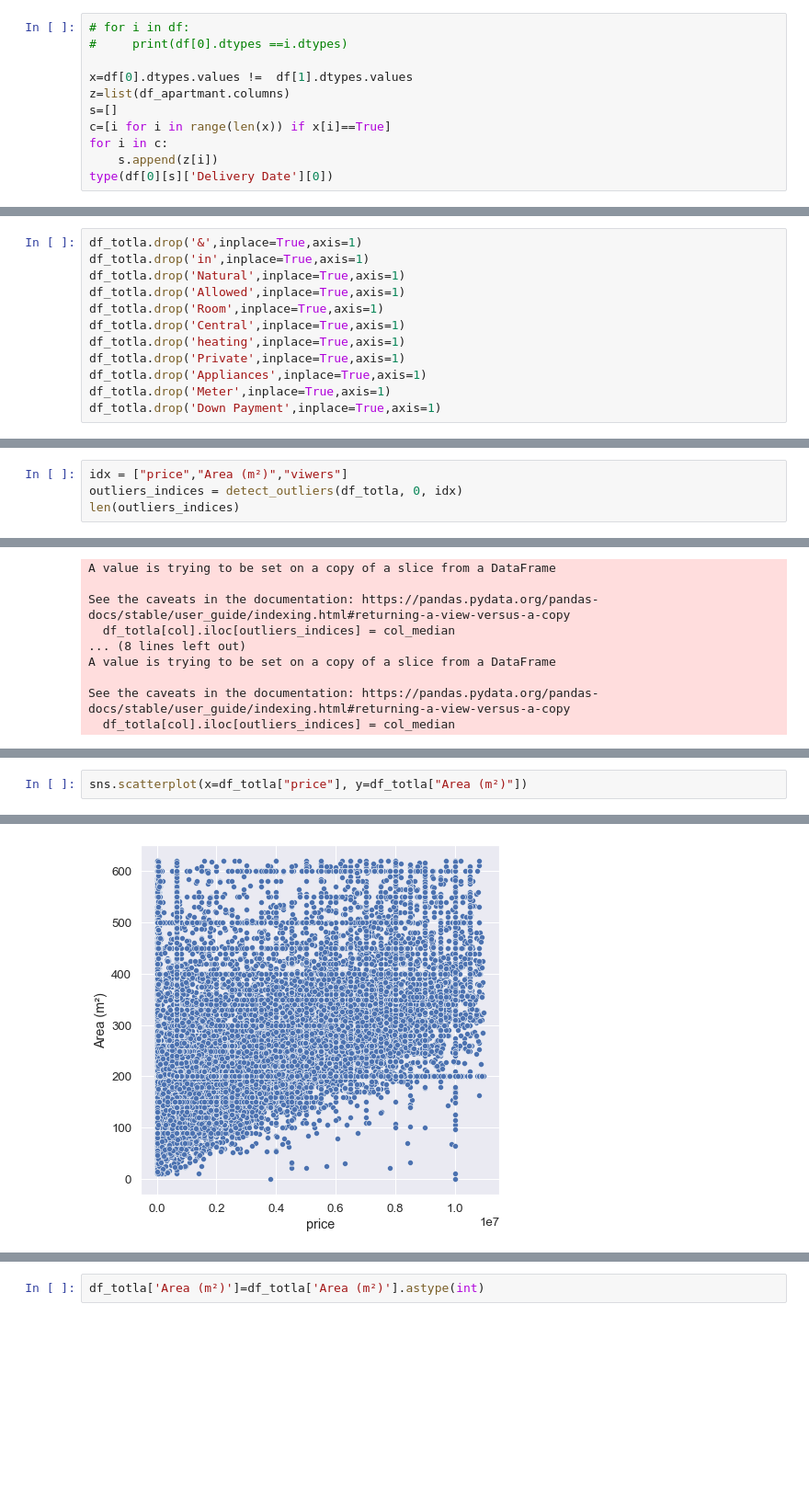
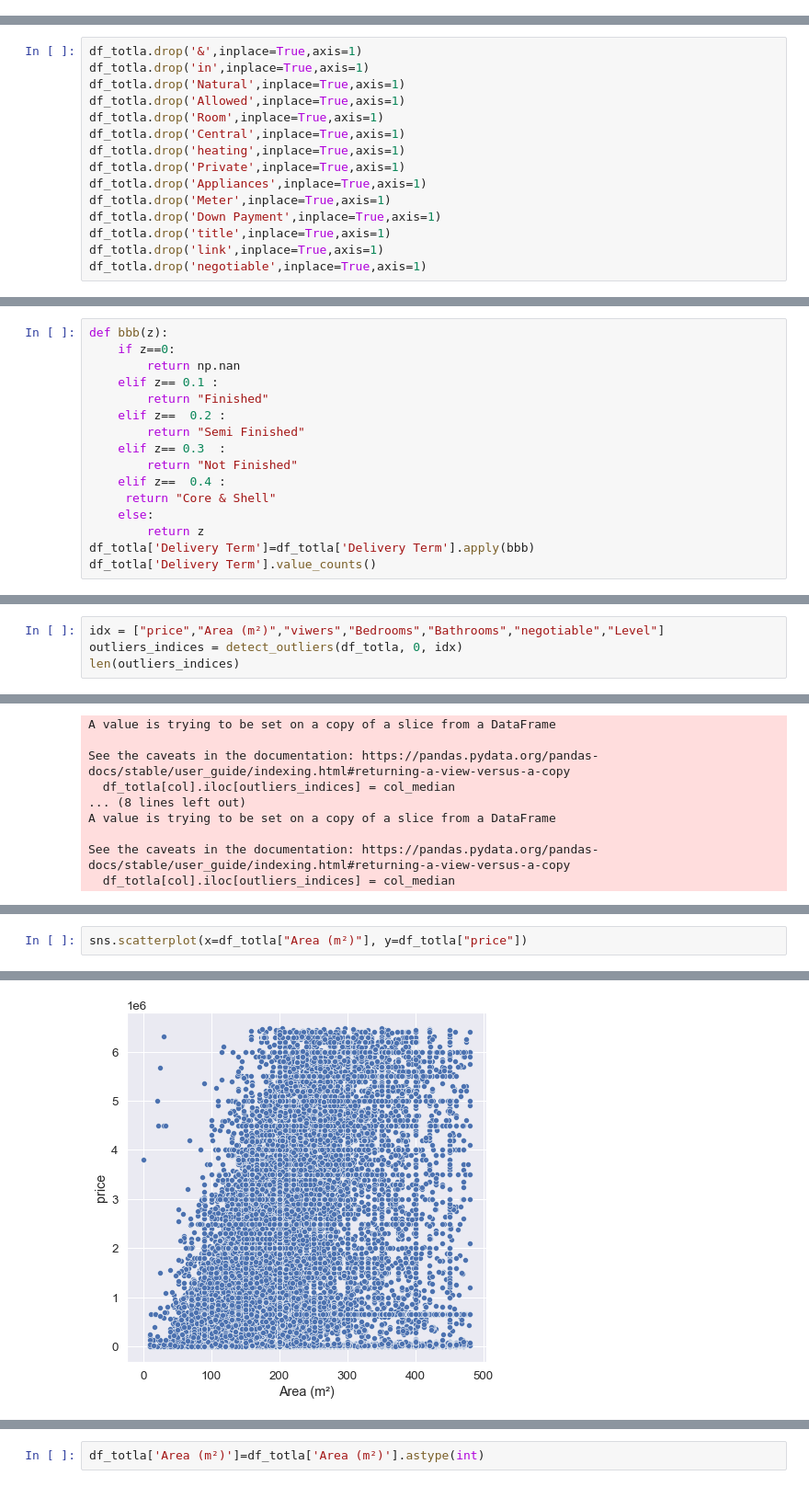
Before and after one commit to mabdulbaqui/OLX, a Jupyter notebook: MORE/V2/exploer.ipynb, the cells around one changed output, grey strips where cells are left out. Shown at 92% size. Cells and saved outputs as stored; diff of their text form; blank space fills up the shorter version.

```diff
--- a/MORE/V2/exploer.ipynb
+++ b/MORE/V2/exploer.ipynb
@@ -242,14 +242,3 @@ for  i in df :
 # %%
 df_apertment_rent.loc[df_apertment_rent['Level']=='','Level']=-1
 df_apartmant.loc[df_apertment_rent['Level']=='','Level']=-1
-# %%
-# for i in df:
-#     print(df[0].dtypes ==i.dtypes)
-
-x=df[0].dtypes.values !=  df[1].dtypes.values
-z=list(df_apartmant.columns)
-s=[]
-c=[i for i in range(len(x)) if x[i]==True]
-for i in c:
-    s.append(z[i])
-type(df[0][s]['Delivery Date'][0])
@@ -376,6 +363,9 @@ df_totla.drop('Private',inplace=True,axis=1)
 df_totla.drop('Appliances',inplace=True,axis=1)
 df_totla.drop('Meter',inplace=True,axis=1)
 df_totla.drop('Down Payment',inplace=True,axis=1)
+df_totla.drop('title',inplace=True,axis=1)
+df_totla.drop('link',inplace=True,axis=1)
+df_totla.drop('negotiable',inplace=True,axis=1)
 # %%
 df_totla['Delivery Term'].value_counts()
 # %% [output]
@@ -484,0 +468,16 @@ list(df_totla.columns)[1]
+# %%
+def bbb(z):
+    if z==0:
+        return np.nan
+    elif z== 0.1 :
+        return "Finished"
+    elif z==  0.2 :
+        return "Semi Finished"
+    elif z== 0.3  :
+        return "Not Finished"
+    elif z==  0.4 :
+     return "Core & Shell"
+    else:
+        return z
+df_totla['Delivery Term']=df_totla['Delivery Term'].apply(bbb)
+df_totla['Delivery Term'].value_counts()
@@ -555,7 +596,7 @@ Name: Bedrooms, dtype: int64
 # len(idx)
 # df_totla.drop(idx, axis=0, inplace=True)
 # %%
-idx = ["price","Area (m²)","viwers"]
+idx = ["price","Area (m²)","viwers","Bedrooms","Bathrooms","negotiable","Level"]
 outliers_indices = detect_outliers(df_totla, 0, idx)
 len(outliers_indices)
 # %% [output]
@@ -594,3 +639,3 @@ See the caveats in the documentation: https://pandas.pydata.org/pandas-docs/stab
 # %%
-sns.scatterplot(x=df_totla["price"], y=df_totla["Area (m²)"])
+sns.scatterplot(x=df_totla["Area (m²)"], y=df_totla["price"])
 # %% [output]
@@ -598,2 +643,2 @@ sns.scatterplot(x=df_totla["price"], y=df_totla["Area (m²)"])
-[figure, old version]
+[figure, new version]
 # %%
```
Also changed, not shown: parts of 18 cells of this notebook, 6 other files.
